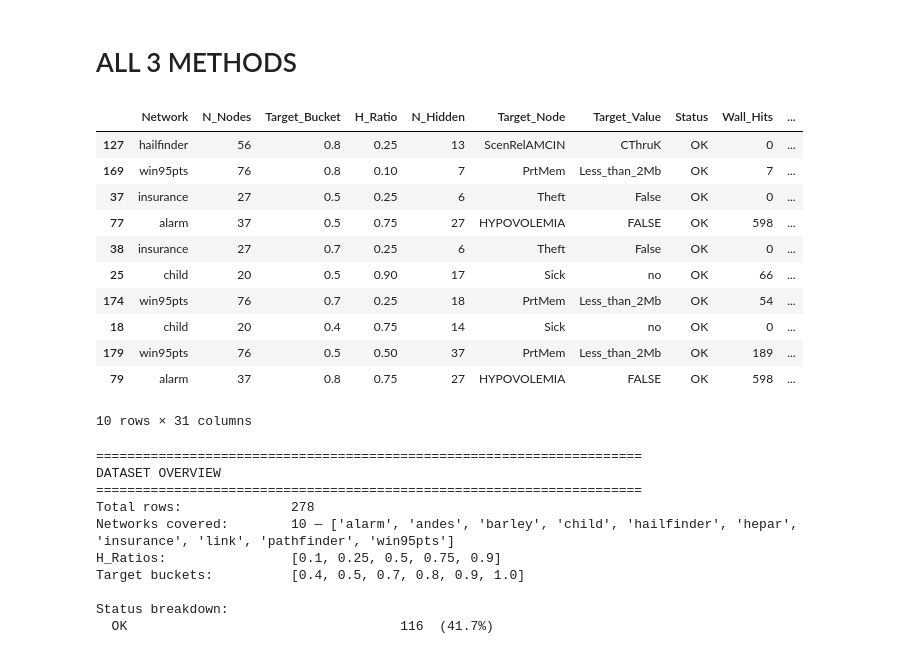
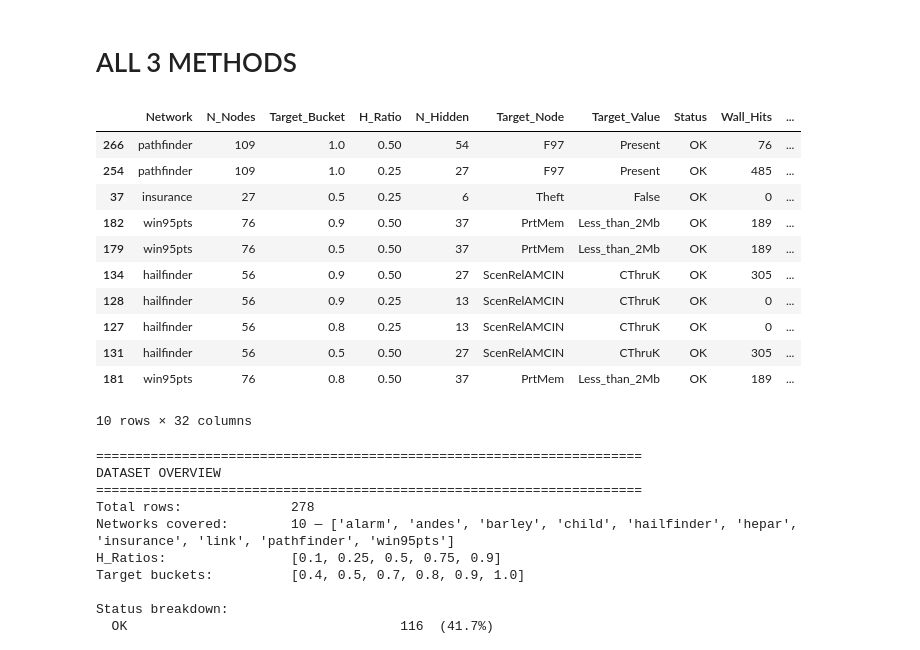
Before and after one commit to jpafcampos/explaining-BNs, a Jupyter notebook: src/benchmark_results_analysis.ipynb, the cells around one changed output. Cells and saved outputs as stored; diff of their text form; code cells hidden in the pictures.

```diff
--- a/src/benchmark_results_analysis.ipynb
+++ b/src/benchmark_results_analysis.ipynb
@@ -704,20 +704,20 @@ warnings.filterwarnings("ignore")
 df = pd.read_csv("targeted_sdp_benchmark_all_methods_part1.csv")
 # %%
 # top 10 biggest erros cases
-df.sort_values("PT_Absolute_Error", ascending=False).head(10)
+df.sort_values("Absolute_Error", ascending=False).head(10)
 # %% [output]
 |  | Network | N_Nodes | Target_Bucket | H_Ratio | N_Hidden | Target_Node | Target_Value | Status | Wall_Hits | ... |
+| 266 | pathfinder | 109 | 1.0 | 0.50 | 54 | F97 | Present | OK | 76 | ... |
+| 254 | pathfinder | 109 | 1.0 | 0.25 | 27 | F97 | Present | OK | 485 | ... |
+| 37 | insurance | 27 | 0.5 | 0.25 | 6 | Theft | False | OK | 0 | ... |
+| 182 | win95pts | 76 | 0.9 | 0.50 | 37 | PrtMem | Less_than_2Mb | OK | 189 | ... |
+| 179 | win95pts | 76 | 0.5 | 0.50 | 37 | PrtMem | Less_than_2Mb | OK | 189 | ... |
+| 134 | hailfinder | 56 | 0.9 | 0.50 | 27 | ScenRelAMCIN | CThruK | OK | 305 | ... |
+| 128 | hailfinder | 56 | 0.9 | 0.25 | 13 | ScenRelAMCIN | CThruK | OK | 0 | ... |
 | 127 | hailfinder | 56 | 0.8 | 0.25 | 13 | ScenRelAMCIN | CThruK | OK | 0 | ... |
-| 169 | win95pts | 76 | 0.8 | 0.10 | 7 | PrtMem | Less_than_2Mb | OK | 7 | ... |
-| 37 | insurance | 27 | 0.5 | 0.25 | 6 | Theft | False | OK | 0 | ... |
-| 77 | alarm | 37 | 0.5 | 0.75 | 27 | HYPOVOLEMIA | FALSE | OK | 598 | ... |
-| 38 | insurance | 27 | 0.7 | 0.25 | 6 | Theft | False | OK | 0 | ... |
-| 25 | child | 20 | 0.5 | 0.90 | 17 | Sick | no | OK | 66 | ... |
-| 174 | win95pts | 76 | 0.7 | 0.25 | 18 | PrtMem | Less_than_2Mb | OK | 54 | ... |
-| 18 | child | 20 | 0.4 | 0.75 | 14 | Sick | no | OK | 0 | ... |
-| 179 | win95pts | 76 | 0.5 | 0.50 | 37 | PrtMem | Less_than_2Mb | OK | 189 | ... |
-| 79 | alarm | 37 | 0.8 | 0.75 | 27 | HYPOVOLEMIA | FALSE | OK | 598 | ... |
+| 131 | hailfinder | 56 | 0.5 | 0.50 | 27 | ScenRelAMCIN | CThruK | OK | 305 | ... |
+| 181 | win95pts | 76 | 0.8 | 0.50 | 37 | PrtMem | Less_than_2Mb | OK | 189 | ... |
-10 rows × 31 columns
+10 rows × 32 columns
 # %%
 
 
```
Also changed, not shown: parts of 4 cells of this notebook, 30 other files.
